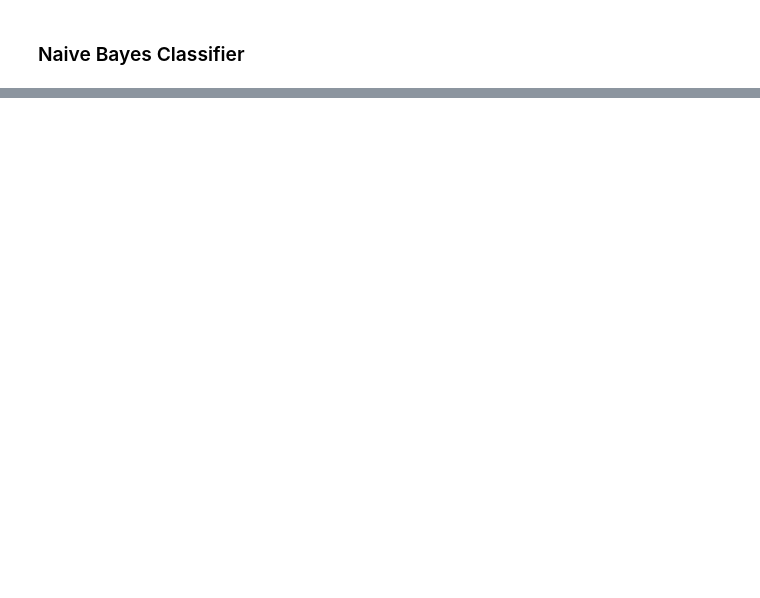
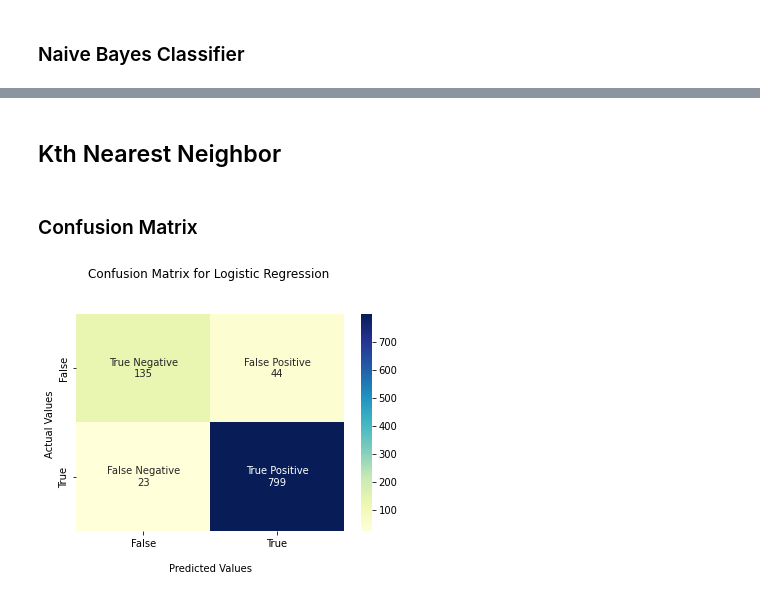
Before and after one commit to ShowmickKar/Hate-Speech-and-Offensive-Language-Detection-From-Twitter-Dataset, a Jupyter notebook: CSE422 PROJECT.ipynb, the cells around one changed output, grey strips where cells are left out. Drawn from its saved outputs; the diff is of its cells as text; code cells hidden in the pictures; blank space fills up the shorter version.

Commit message:
Implemented confusion matrices for each model

```diff
--- a/CSE422 PROJECT.ipynb
+++ b/CSE422 PROJECT.ipynb
@@ -163,6 +164,8 @@ Algorithms
 # %% [markdown]
 ### Logistic Regression
 # %%
-logistic_regression = LogisticRegression()
-logistic_regression.fit(X_train, y_train)
-print(logistic_regression.score(X_test, y_test))
+reg = LogisticRegression()
+reg.fit(X_train, y_train)
+reg_y_predict = reg.predict(X_test)
+reg_cf_matrix = confusion_matrix(y_test, reg_y_predict)
+rg_score = reg.score(X_test, y_test)
@@ -182,0 +180,2 @@ naive_bayes_classifier.score(X_test, y_test)
+# %% [markdown]
+## Kth Nearest Neighbor
@@ -182,0 +188,26 @@ naive_bayes_classifier.score(X_test, y_test)
+# %% [markdown]
+### Confusion Matrix
+# %%
+# Reference: https://www.stackvidhya.com/plot-confusion-matrix-in-python-and-why/#:~:text=Plot%20Confusion%20Matrix%20for%20Binary%20Classes%20With%20Labels&text=You%20need%20to%20create%20a,matrix%20with%20the%20labels%20annotation.
+
+def display_confusion_matrix(cf_matrix, model_name, color_map):
+    group_names = ['True Negative','False Positive','False Negative','True Positive']
+    group_counts = ["{0:0.0f}".format(value) for value in
+                    cf_matrix.flatten()]
+    group_percentages = ["{0:.2%}".format(value) for value in
+                        cf_matrix.flatten()/np.sum(cf_matrix)]
+    labels = [f"{v1}\n{v2}" for v1, v2 in
+            zip(group_names,group_counts)]
+    labels = np.asarray(labels).reshape(2,2)
+    ax = sns.heatmap(cf_matrix, annot=labels, fmt='', cmap=color_map)
+    ax.set_title(f'Confusion Matrix for {model_name} \n\n');
+    ax.set_xlabel('\nPredicted Values')
+    ax.set_ylabel('Actual Values ');
+    ax.xaxis.set_ticklabels(['False','True'])
+    ax.yaxis.set_ticklabels(['False','True'])
+    plt.show()
+# %%
+# Confusion Matrix for Logistic Regression Model
+display_confusion_matrix(reg_cf_matrix, "Logistic Regression", "YlGnBu")
+# %% [output]
+[figure, added]
```
Also changed, not shown: parts of 10 cells of this notebook.
